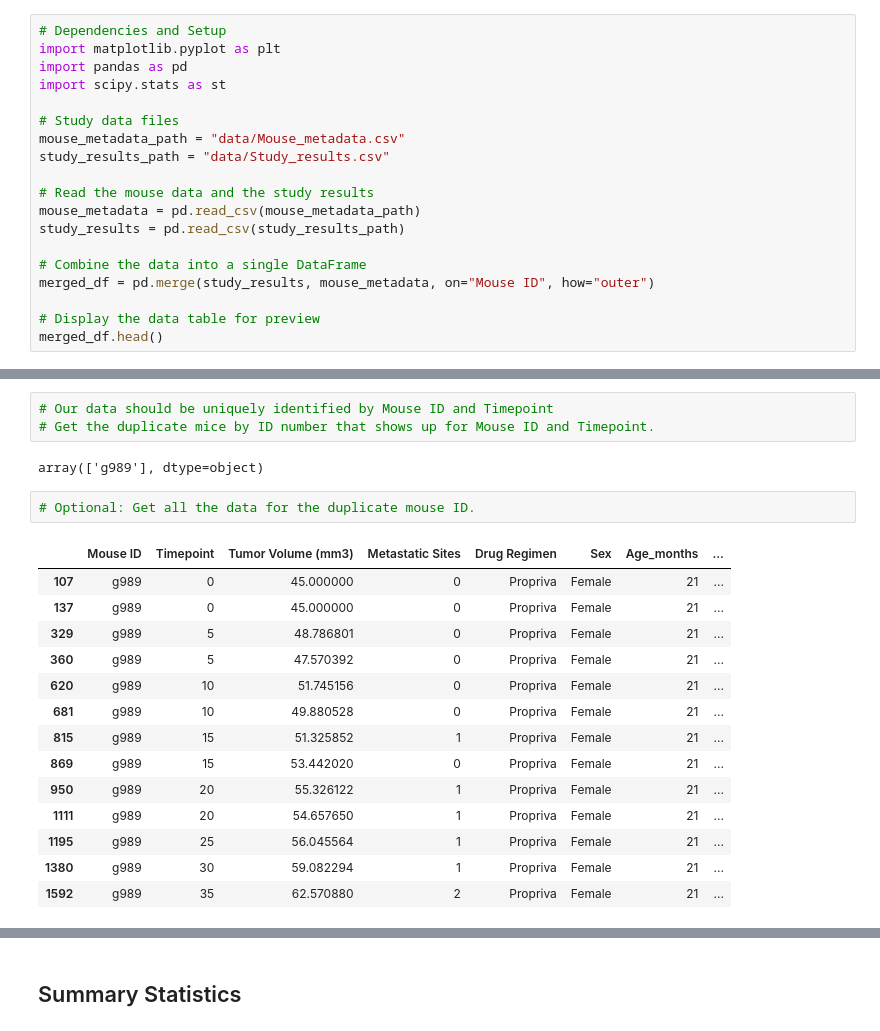
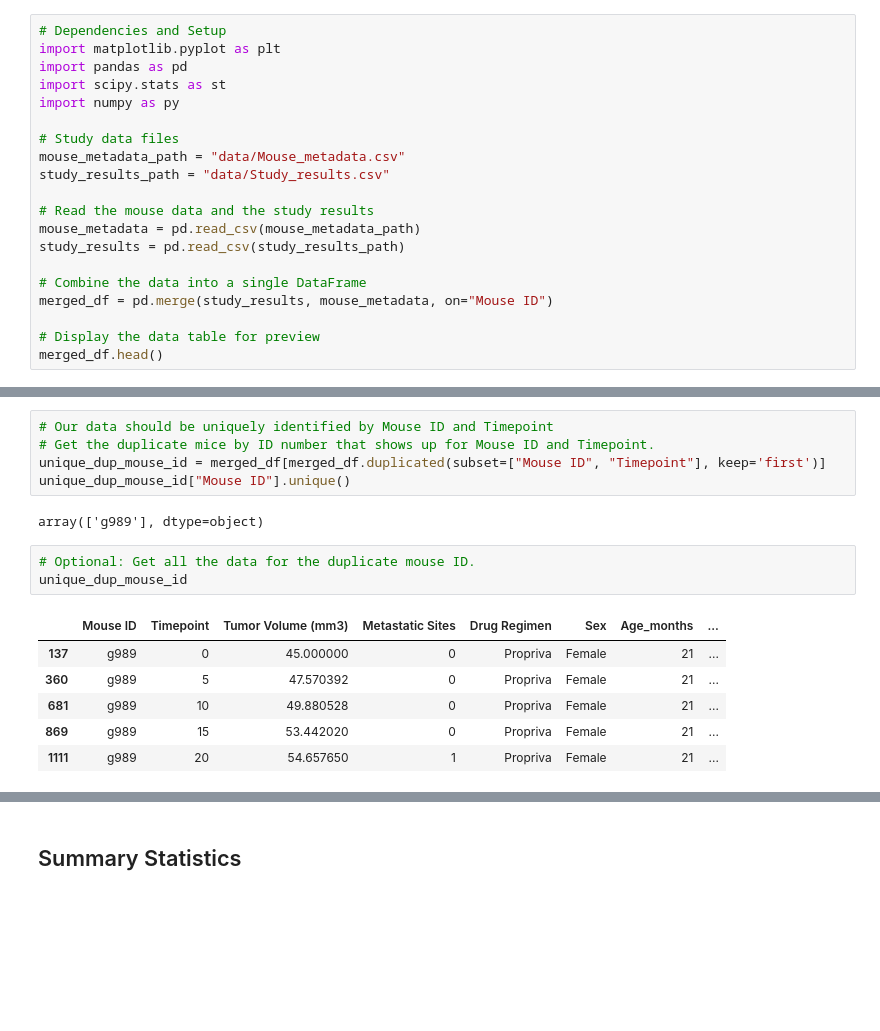
Before and after one commit to fincherc/fincherc-pymaceuticals, a Jupyter notebook: Pymaceuticals/fincherc_pymaceuticals.ipynb, the cells around one changed output, grey strips where cells are left out. Saved outputs shown, nothing was run; the diff lists cells and outputs as text; blank space fills up the shorter version.

Commit message:
first portion, duplicates

```diff
--- a/Pymaceuticals/fincherc_pymaceuticals.ipynb
+++ b/Pymaceuticals/fincherc_pymaceuticals.ipynb
@@ -10,6 +10,7 @@
 import matplotlib.pyplot as plt
 import pandas as pd
 import scipy.stats as st
+import numpy as py
 
 # Study data files
 mouse_metadata_path = "data/Mouse_metadata.csv"
@@ -20,7 +21,7 @@ mouse_metadata = pd.read_csv(mouse_metadata_path)
 study_results = pd.read_csv(study_results_path)
 
 # Combine the data into a single DataFrame
-merged_df = pd.merge(study_results, mouse_metadata, on="Mouse ID", how="outer")
+merged_df = pd.merge(study_results, mouse_metadata, on="Mouse ID")
 
 # Display the data table for preview
 merged_df.head()
@@ -39,24 +40,19 @@ merged_df["Mouse ID"].value_counts().size
 # %%
 # Our data should be uniquely identified by Mouse ID and Timepoint
 # Get the duplicate mice by ID number that shows up for Mouse ID and Timepoint.
+unique_dup_mouse_id = merged_df[merged_df.duplicated(subset=["Mouse ID", "Timepoint"], keep='first')]
+unique_dup_mouse_id["Mouse ID"].unique()
 # %% [output]
 array(['g989'], dtype=object)
 # %%
 # Optional: Get all the data for the duplicate mouse ID.
+unique_dup_mouse_id
 # %% [output]
 |  | Mouse ID | Timepoint | Tumor Volume (mm3) | Metastatic Sites | Drug Regimen | Sex | Age_months | ... |
-| 107 | g989 | 0 | 45.000000 | 0 | Propriva | Female | 21 | ... |
 | 137 | g989 | 0 | 45.000000 | 0 | Propriva | Female | 21 | ... |
-| 329 | g989 | 5 | 48.786801 | 0 | Propriva | Female | 21 | ... |
 | 360 | g989 | 5 | 47.570392 | 0 | Propriva | Female | 21 | ... |
-| 620 | g989 | 10 | 51.745156 | 0 | Propriva | Female | 21 | ... |
 | 681 | g989 | 10 | 49.880528 | 0 | Propriva | Female | 21 | ... |
-| 815 | g989 | 15 | 51.325852 | 1 | Propriva | Female | 21 | ... |
 | 869 | g989 | 15 | 53.442020 | 0 | Propriva | Female | 21 | ... |
-| 950 | g989 | 20 | 55.326122 | 1 | Propriva | Female | 21 | ... |
 | 1111 | g989 | 20 | 54.657650 | 1 | Propriva | Female | 21 | ... |
-| 1195 | g989 | 25 | 56.045564 | 1 | Propriva | Female | 21 | ... |
-| 1380 | g989 | 30 | 59.082294 | 1 | Propriva | Female | 21 | ... |
-| 1592 | g989 | 35 | 62.570880 | 2 | Propriva | Female | 21 | ... |
 # %%
 # Create a clean DataFrame by dropping the duplicate mouse by its ID.
```
Also changed, not shown: parts of 3 cells of this notebook, 1 other file.
